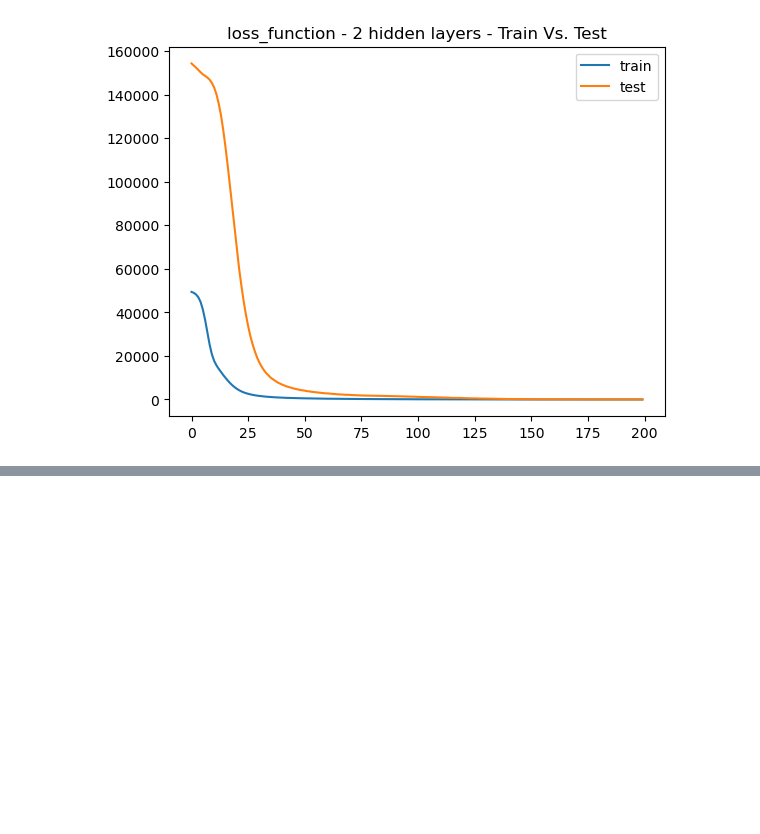
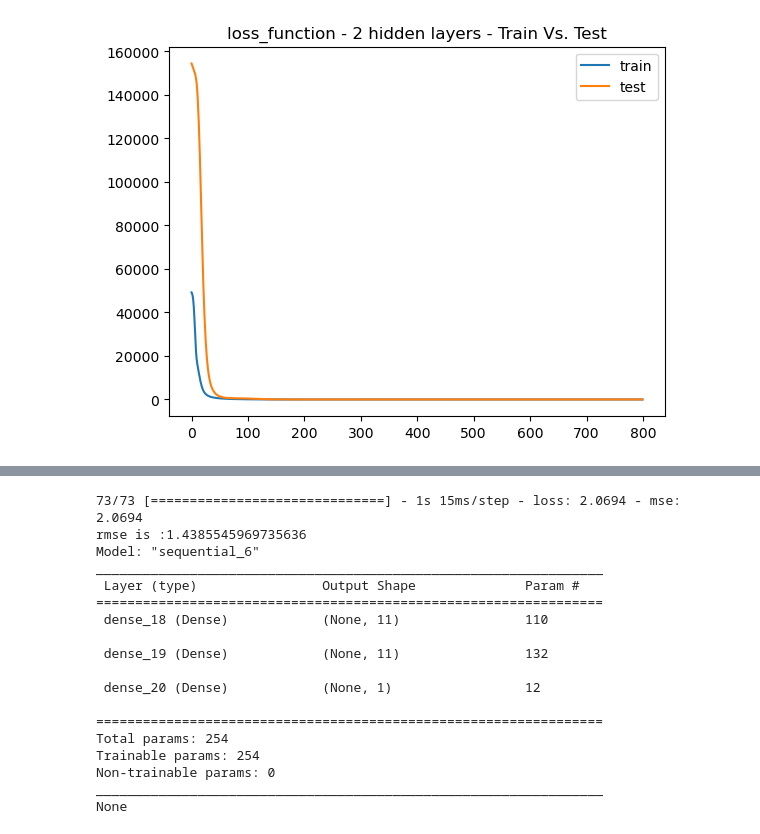
Before and after one commit to briabr/Investment-chat-bot, a Jupyter notebook: bitcoin_returns.ipynb, the cells around one changed output, grey strips where cells are left out. Drawn from its saved outputs; the diff is of its cells as text; code cells hidden in the pictures; blank space fills up the shorter version.

```diff
--- a/bitcoin_returns.ipynb
+++ b/bitcoin_returns.ipynb
@@ -30,31 +33,37 @@ def perform_dnn_on_spy_data():
     dnn.compile(loss="mean_squared_error", optimizer="adam", metrics=["mse"])
     # Fit the model
     model = dnn.fit(X, y, validation_split=0.3, epochs=800, verbose=0)
     # Plot the loss function of the training results for the two models
     plt.plot(model.history["loss"])
     plt.plot(model.history["val_loss"])
     plt.title("loss_function - 2 hidden layers - Train Vs. Test")
     plt.legend(["train", "test"])
     plt.show()
     import json
     # Save model as JSON
     dnn_json = dnn.to_json()
     file_path = Path("./Resources/model_spy.json")
     with open(file_path, "w") as json_file:
       json_file.write(dnn_json)
     file_path = "./Resources/model_spy.h5"
     dnn.save_weights("./Resources/model_spy.h5")
     file_path = Path("./Resources/model_spy.json")
     with open(file_path, "r") as json_file:
        model_json = json_file.read()
     loaded_model = model_from_json(model_json)
     # load weights into new model
     file_path = "./Resources/model_spy.h5"
     loaded_model.load_weights(file_path)
     # Make some predictions with the loaded model
     spy_df["predicted"] = loaded_model.predict(X)
     display(spy_df.tail(10))
+    model_loss , model_accuracy = dnn.evaluate(X,y)
+    #print(f"model accuracy is {model_accuracy}")
+    from sklearn.metrics import mean_squared_error
+    rmse = mean_squared_error(y, spy_df["predicted"] , squared=False)
+    print(f"rmse is :{rmse}")
+    print(dnn.summary())
 
 perform_dnn_on_spy_data()
 # %% [output]
-[figure, old version]
+[figure, new version]
@@ -74,3 +83,21 @@ perform_dnn_on_spy_data()
+73/73 [==============================] - 1s 15ms/step - loss: 2.0694 - mse: 2.0694
+rmse is :1.4385545969735636
+Model: "sequential_6"
+_________________________________________________________________
+ Layer (type)                Output Shape              Param #
+=================================================================
+ dense_18 (Dense)            (None, 11)                110
+
+ dense_19 (Dense)            (None, 11)                132
+
+ dense_20 (Dense)            (None, 1)                 12
+
+=================================================================
+Total params: 254
+Trainable params: 254
+Non-trainable params: 0
+_________________________________________________________________
+None
 # %%
 def perform_dnn_on_bitcoin_data():
     bitcoin_df = pd.read_csv(Path("./Resources/bitcoin.csv"), index_col="Date", parse_dates=True, infer_datetime_format=True)
```
Also changed, not shown: parts of 3 cells of this notebook.
